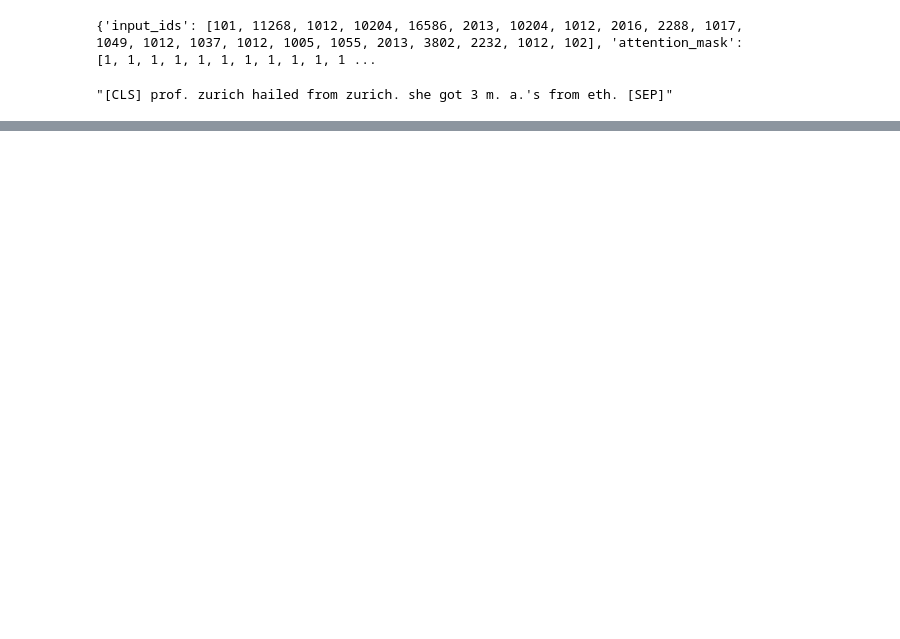
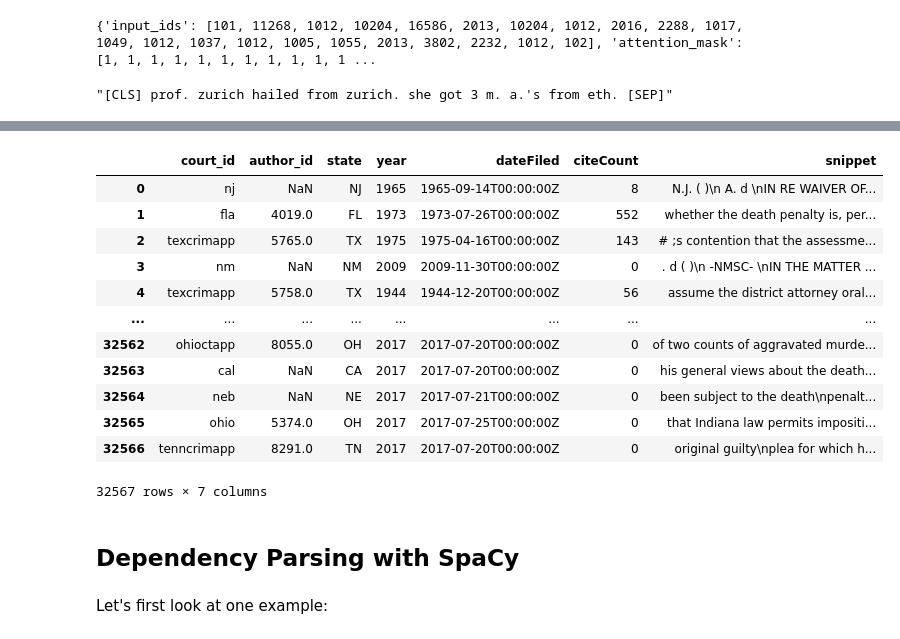
Before and after one commit to elliottash/nlp_lss_2023, a Jupyter notebook: notebooks/02_ngrams.ipynb, the cells around one changed output, grey strips where cells are left out. Cells and saved outputs as stored; diff of their text form; code cells hidden in the pictures; blank space fills up the shorter version.

```diff
--- a/notebooks/02_ngrams.ipynb
+++ b/notebooks/02_ngrams.ipynb
@@ -1112,0 +1209,32 @@ tokenizer.decode(model_inputs["input_ids"])
+# %%
+#setup
+%matplotlib notebook
+import pandas as pd
+from spacy import displacy
+import benepar
+import nltk
+
+from collections import Counter
+
+
+df = pd.read_csv('death-penalty-cases.csv')
+# %%
+df
+# %% [output]
+|  | court_id | author_id | state | year | dateFiled | citeCount | snippet |
+| 0 | nj | NaN | NJ | 1965 | 1965-09-14T00:00:00Z | 8 | N.J. ( )\n A. d \nIN RE WAIVER OF... |
+| 1 | fla | 4019.0 | FL | 1973 | 1973-07-26T00:00:00Z | 552 | whether the death penalty is, per... |
+| 2 | texcrimapp | 5765.0 | TX | 1975 | 1975-04-16T00:00:00Z | 143 | # ;s contention that the assessme... |
+| 3 | nm | NaN | NM | 2009 | 2009-11-30T00:00:00Z | 0 | . d ( )\n -NMSC- \nIN THE MATTER ... |
+| 4 | texcrimapp | 5758.0 | TX | 1944 | 1944-12-20T00:00:00Z | 56 | assume the district attorney oral... |
+| ... | ... | ... | ... | ... | ... | ... | ... |
+| 32562 | ohioctapp | 8055.0 | OH | 2017 | 2017-07-20T00:00:00Z | 0 | of two counts of aggravated murde... |
+| 32563 | cal | NaN | CA | 2017 | 2017-07-20T00:00:00Z | 0 | his general views about the death... |
+| 32564 | neb | NaN | NE | 2017 | 2017-07-21T00:00:00Z | 0 | been subject to the death\npenalt... |
+| 32565 | ohio | 5374.0 | OH | 2017 | 2017-07-25T00:00:00Z | 0 | that Indiana law permits impositi... |
+| 32566 | tenncrimapp | 8291.0 | TN | 2017 | 2017-07-20T00:00:00Z | 0 | original guilty\nplea for which h... |
+32567 rows × 7 columns
+# %% [markdown]
+## Dependency Parsing with SpaCy
+# %% [markdown]
+Let's first look at one example:
```
Also changed, not shown: parts of 50 cells of this notebook, 2 other files.
